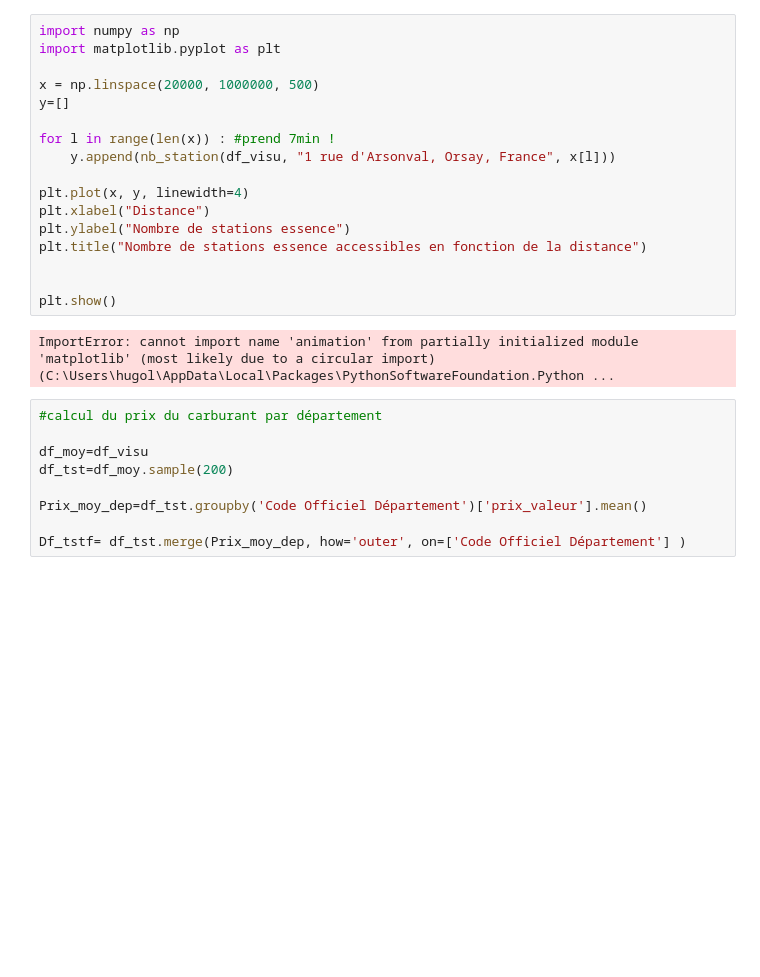
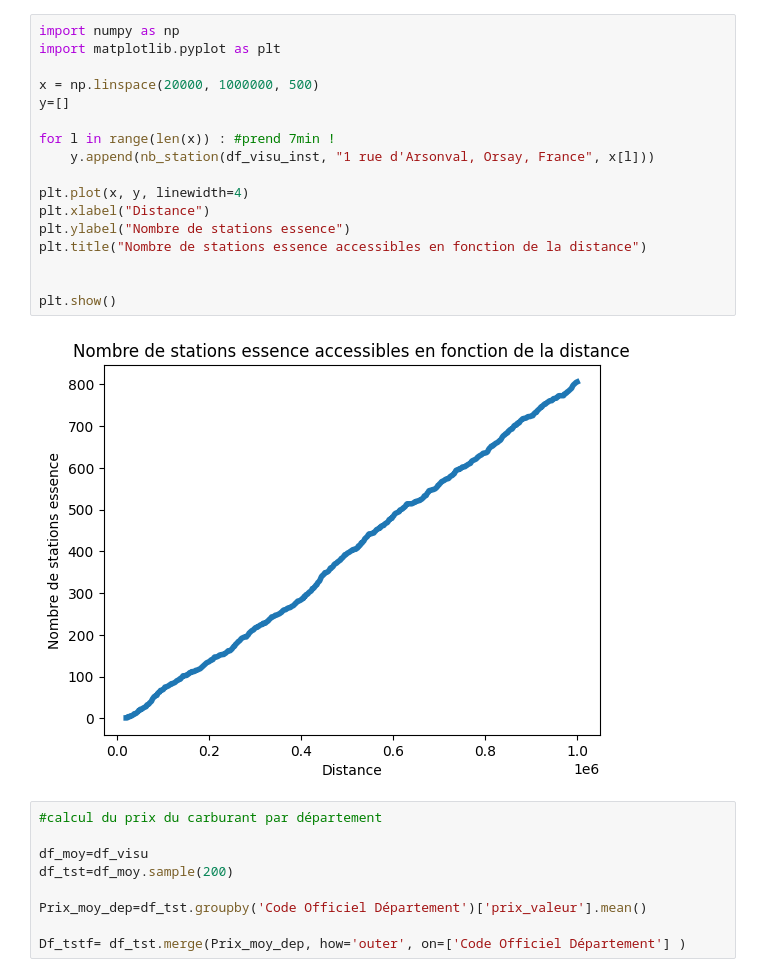
Before and after one commit to hlmth/projet-python, a Jupyter notebook: 1. visualisation.ipynb, the cells around one changed output. Saved outputs shown, nothing was run; the diff lists cells and outputs as text; blank space fills up the shorter version.

```diff
--- a/1. visualisation.ipynb
+++ b/1. visualisation.ipynb
@@ -47,22 +151,22 @@ WARNING: Skipping matplotlib as it is not installed.
 # %%
 import numpy as np
 import matplotlib.pyplot as plt
 
 x = np.linspace(20000, 1000000, 500)
 y=[]
 
 for l in range(len(x)) : #prend 7min !
-    y.append(nb_station(df_visu, "1 rue d'Arsonval, Orsay, France", x[l]))
+    y.append(nb_station(df_visu_inst, "1 rue d'Arsonval, Orsay, France", x[l]))
 
 plt.plot(x, y, linewidth=4)
 plt.xlabel("Distance")
 plt.ylabel("Nombre de stations essence")
 plt.title("Nombre de stations essence accessibles en fonction de la distance")
 
 
 plt.show()
 # %% [output]
-ImportError: cannot import name 'animation' from partially initialized module 'matplotlib' (most likely due to a circular import) (C:\Users\hugol\AppData\Local\Packages\PythonSoftwareFoundation.Python ...
+[figure, added]
 # %%
 #calcul du prix du carburant par département
 
```
Also changed, not shown: parts of 25 cells of this notebook, 1 other file.
